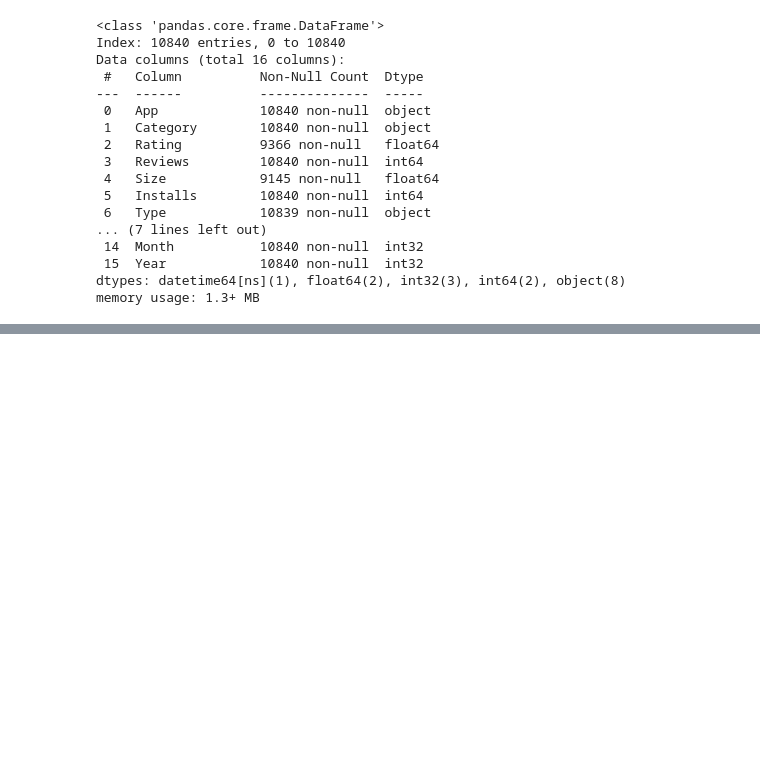
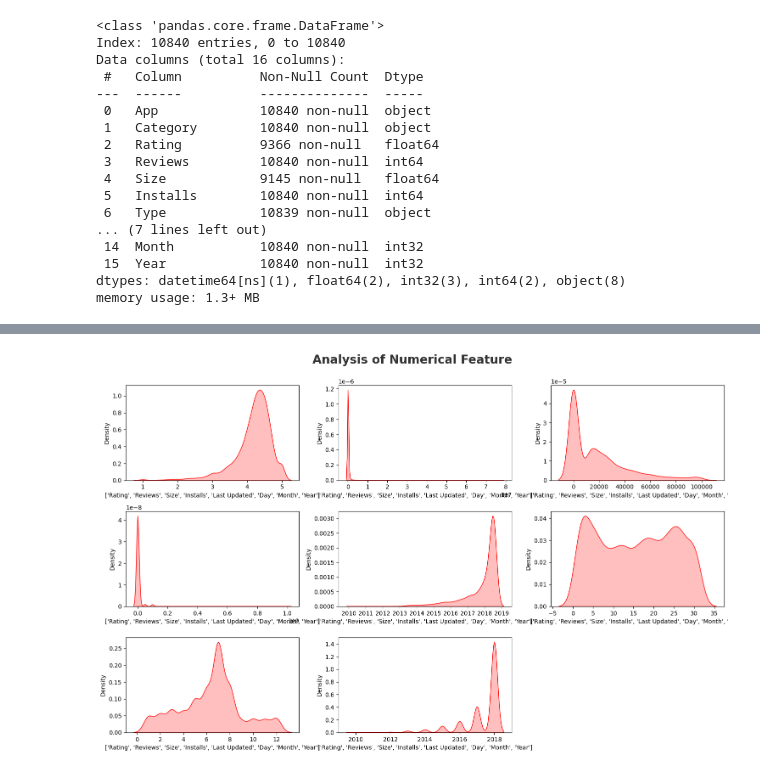
Before and after one commit to Abhinavexists/Feature_Engineering_and_EDA, a Jupyter notebook: Exploratory_data_analysis/Data_Cleaning.ipynb, the cells around one changed output, grey strips where cells are left out. Cells and saved outputs as stored; diff of their text form; code cells hidden in the pictures; blank space fills up the shorter version.

```diff
--- a/Exploratory_data_analysis/Data_Cleaning.ipynb
+++ b/Exploratory_data_analysis/Data_Cleaning.ipynb
@@ -290,0 +299,2 @@ df_copy.to_csv('D:\Feature_Engineering\Feature_Engineering\Exploratory_data_anal
+# %%
+df_copy = df_copy.drop_duplicates(subset=['App'],keep='first')
@@ -290,0 +305,6 @@ df_copy.to_csv('D:\Feature_Engineering\Feature_Engineering\Exploratory_data_anal
+# %%
+numerical_features = [feature for feature in df_copy.columns if df_copy[feature].dtype != 'O']
+categorical_feature = [feature for feature in df_copy.columns if df_copy[feature].dtype == 'O']
+
+print('We have {} numerical features : {}'.format(len(numerical_features), numerical_features))
+print('We have {} categorical features : {}'.format(len(categorical_feature), categorical_feature))
@@ -290,0 +352,14 @@ df_copy.to_csv('D:\Feature_Engineering\Feature_Engineering\Exploratory_data_anal
+# %%
+# visualise this proportion
+plt.figure(figsize=(15,15))
+plt.suptitle('Analysis of Numerical Feature', fontsize=20 , fontweight='bold', alpha=0.8,y=1)
+# alpha=0.8: Sets the transparency of the title text. 1 is fully opaque, and 0 is fully transparent.
+# y=1: Adjusts the vertical positioning of the title.
+
+for i in range(0 , len(numerical_features)):
+    plt.subplot(5,3,i+1)
+    sns.kdeplot(x=df_copy[numerical_features[i]] , shade=True , color='r')
+    plt.xlabel(numerical_features)
+    plt.tight_layout()
+# %% [output]
+[figure, added]
```
Also changed, not shown: parts of 14 cells of this notebook.
